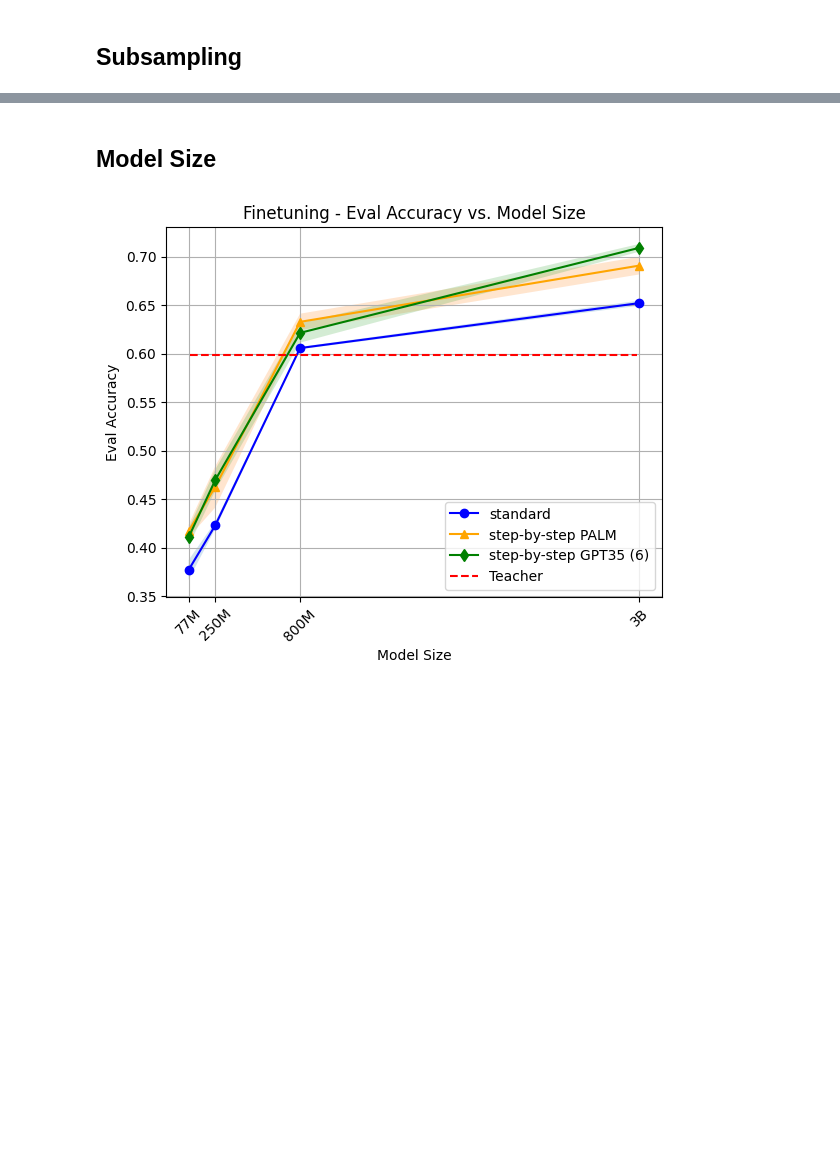
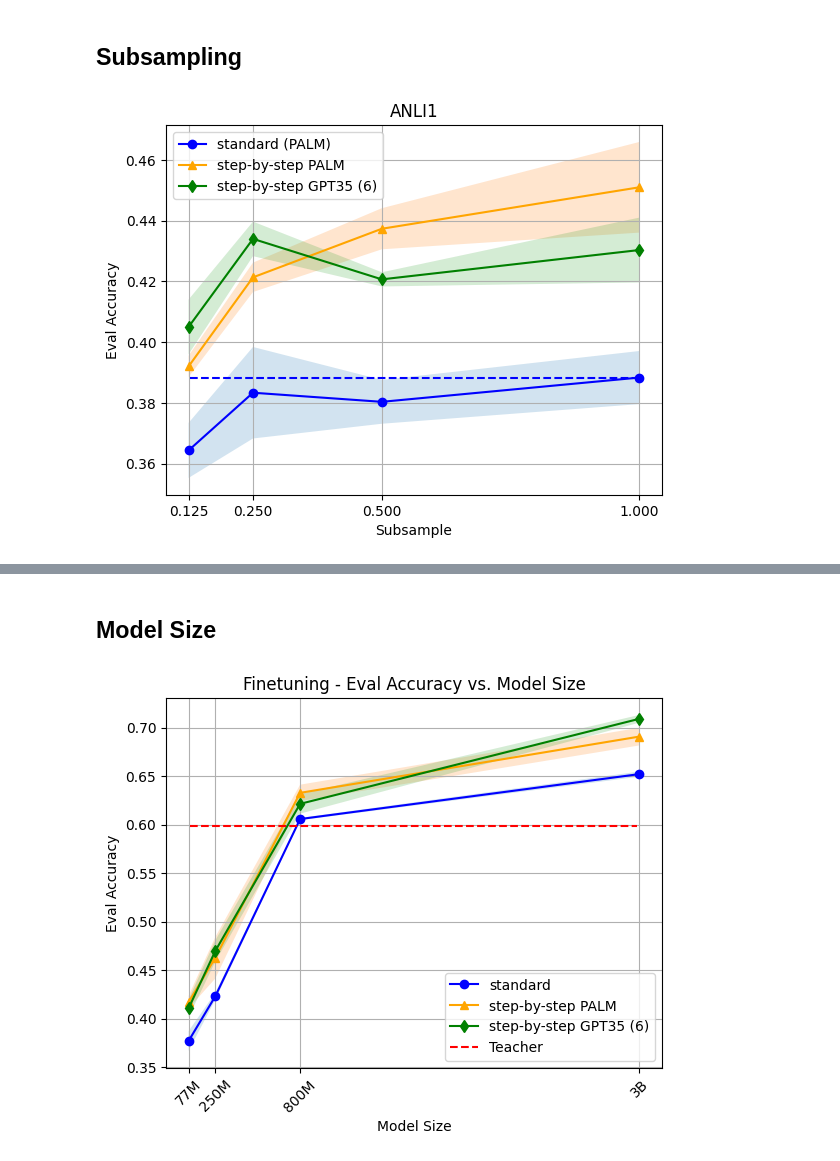
Before and after one commit to lukasvoege/ZeroShot-step-by-step-distillation, a Jupyter notebook: analytics.ipynb, the cells around one changed output, grey strips where cells are left out. Cells and saved outputs as stored; diff of their text form; code cells hidden in the pictures; blank space fills up the shorter version.

```diff
--- a/analytics.ipynb
+++ b/analytics.ipynb
@@ -310 +308,5 @@ def subsampling_graph(experiments_data: pd.DataFrame, dataset: str, labels: bool
+# %%
+anli_ax = subsampling_graph(experiments, dataset="anli1", labels=False, prompt_mix=6, distill_labels="palm")
+# %% [output]
+[figure, added]
 # %%
```
Also changed, not shown: parts of 8 cells of this notebook.
